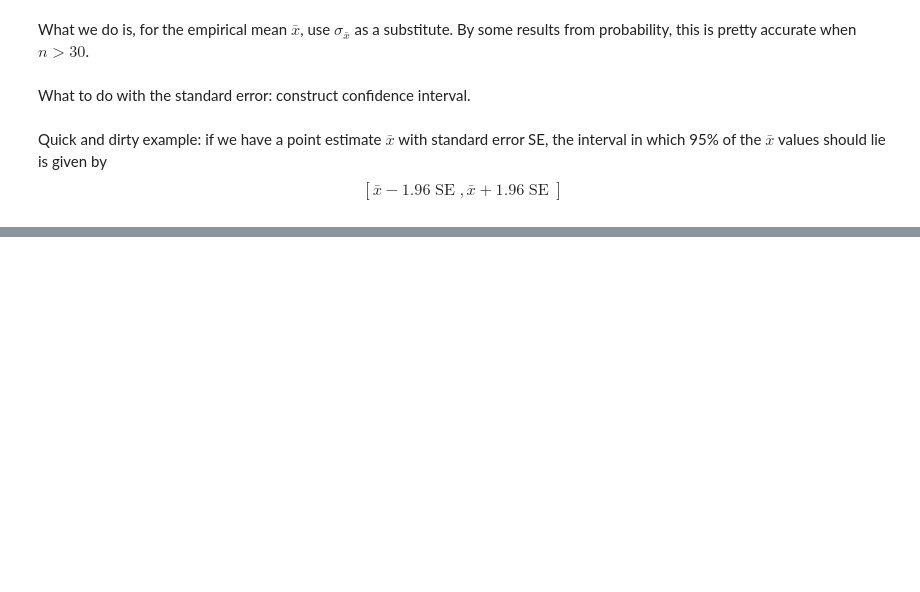
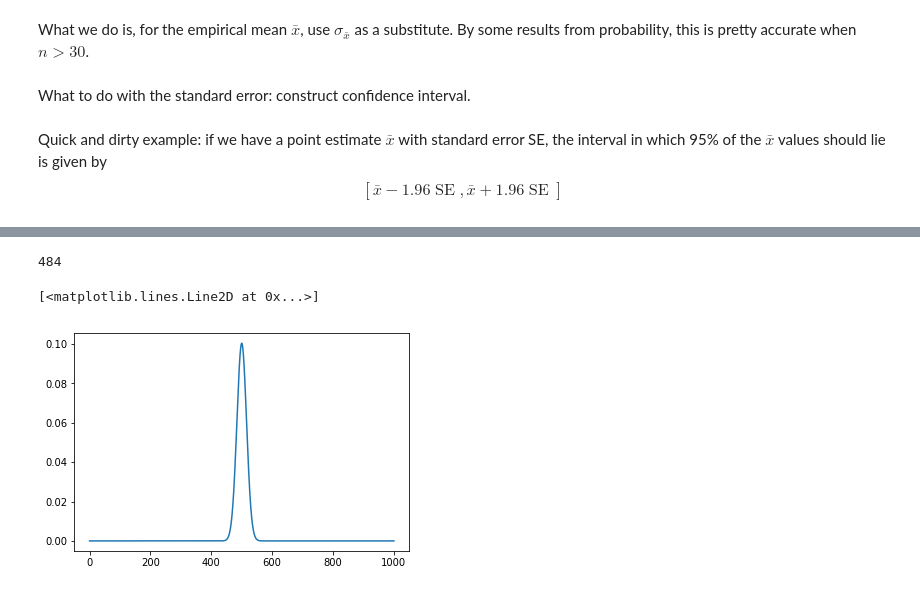
Before and after one commit to jtanderson/COSC-311-Fall2020, a Jupyter notebook: ContinuousDistributions.ipynb, the cells around one changed output, grey strips where cells are left out. Saved outputs shown, nothing was run; the diff lists cells and outputs as text; code cells hidden in the pictures; blank space fills up the shorter version.

```diff
--- a/ContinuousDistributions.ipynb
+++ b/ContinuousDistributions.ipynb
@@ -281,0 +327,15 @@ $$ [ \bar{x} - 1.96 \operatorname{SE}, \bar{x} + 1.96 \operatorname{SE} ] $$
+# %%
+n = 1000
+p = 0.5
+flips = binom(n,p)
+mu = n*p
+sigma = math.sqrt(n*p*(1-p))
+flips
+# %% [output]
+484
+# %%
+xs = np.arange(0,1000,0.001)
+plt.plot(xs, [normal_pdf(x, mu, sigma) for x in xs])
+# %% [output]
+[<matplotlib.lines.Line2D at 0x...>]
+[figure, added]
```
Also changed, not shown: parts of 7 cells of this notebook.
